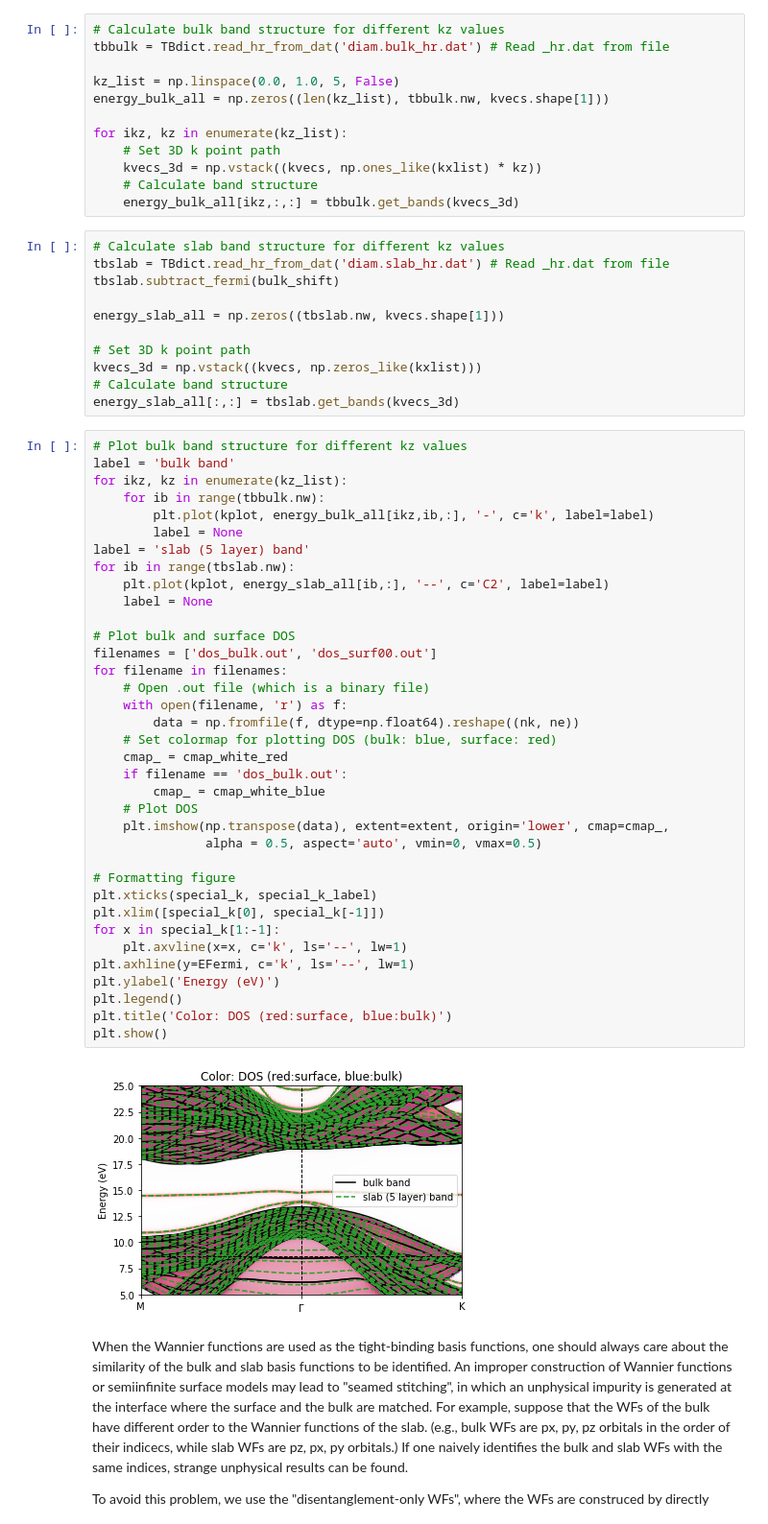
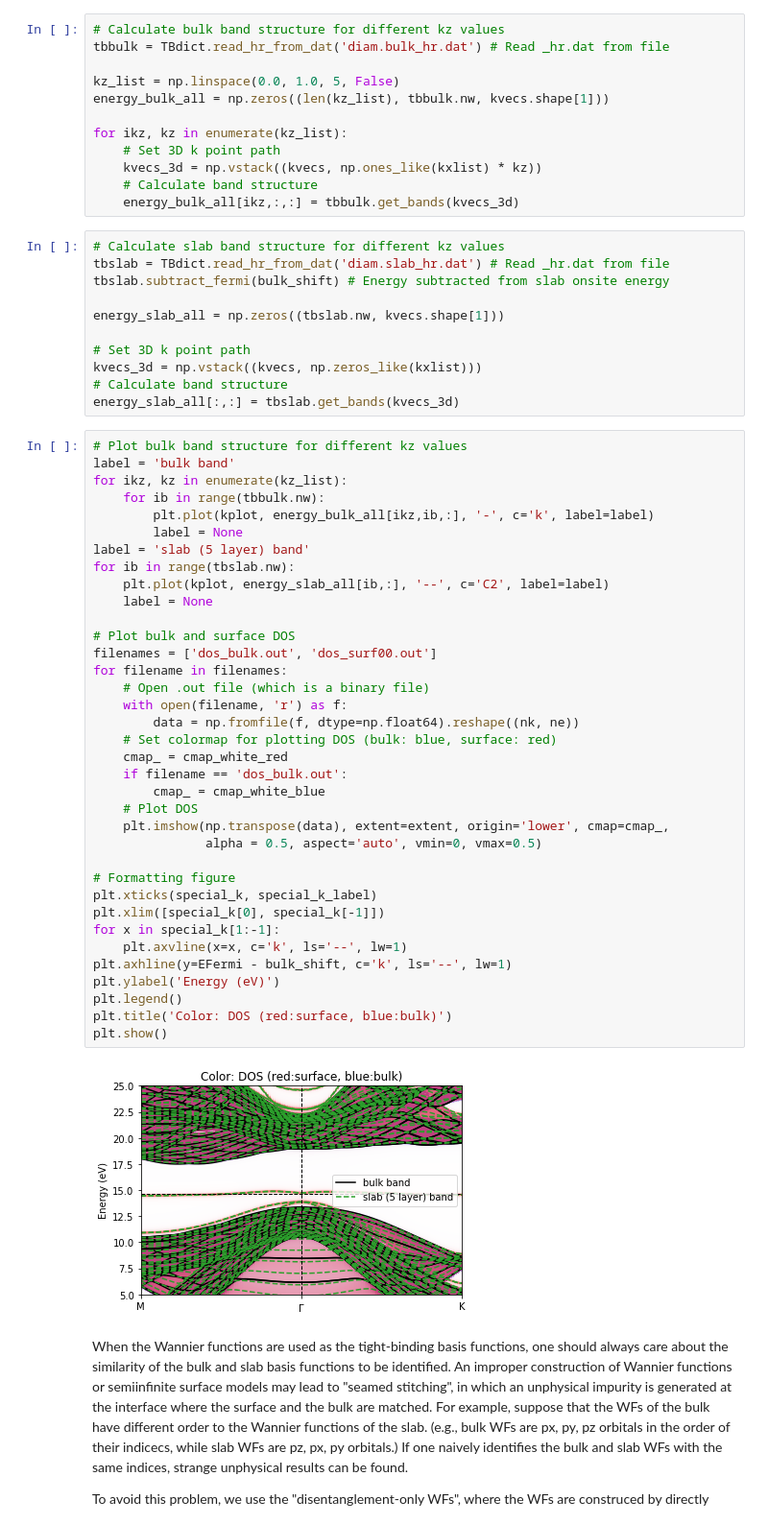
Before and after one commit to jaemolihm/semiinf, a Jupyter notebook: examples/example02/example02.ipynb, the cells around one changed output. Shown: that part at 96% size. Drawn from its saved outputs; the diff is of its cells as text.

```diff
--- a/examples/example02/example02.ipynb
+++ b/examples/example02/example02.ipynb
@@ -157,7 +168,7 @@ for ikz, kz in enumerate(kz_list):
 # %%
 # Calculate slab band structure for different kz values
 tbslab = TBdict.read_hr_from_dat('diam.slab_hr.dat') # Read _hr.dat from file
-tbslab.subtract_fermi(bulk_shift)
+tbslab.subtract_fermi(bulk_shift) # Energy subtracted from slab onsite energy
 
 energy_slab_all = np.zeros((tbslab.nw, kvecs.shape[1]))
 
@@ -174,35 +185,35 @@ for ikz, kz in enumerate(kz_list):
         label = None
 label = 'slab (5 layer) band'
 for ib in range(tbslab.nw):
     plt.plot(kplot, energy_slab_all[ib,:], '--', c='C2', label=label)
     label = None
 
 # Plot bulk and surface DOS
 filenames = ['dos_bulk.out', 'dos_surf00.out']
 for filename in filenames:
     # Open .out file (which is a binary file)
     with open(filename, 'r') as f:
         data = np.fromfile(f, dtype=np.float64).reshape((nk, ne))
     # Set colormap for plotting DOS (bulk: blue, surface: red)
     cmap_ = cmap_white_red
     if filename == 'dos_bulk.out':
         cmap_ = cmap_white_blue
     # Plot DOS
     plt.imshow(np.transpose(data), extent=extent, origin='lower', cmap=cmap_,
                alpha = 0.5, aspect='auto', vmin=0, vmax=0.5)
 
 # Formatting figure
 plt.xticks(special_k, special_k_label)
 plt.xlim([special_k[0], special_k[-1]])
 for x in special_k[1:-1]:
     plt.axvline(x=x, c='k', ls='--', lw=1)
-plt.axhline(y=EFermi, c='k', ls='--', lw=1)
+plt.axhline(y=EFermi - bulk_shift, c='k', ls='--', lw=1)
 plt.ylabel('Energy (eV)')
 plt.legend()
 plt.title('Color: DOS (red:surface, blue:bulk)')
 plt.show()
 # %% [output]
-[figure, old version]
+[figure, new version]
 # %% [markdown]
 When the Wannier functions are used as the tight-binding basis functions, one should always care about the similarity of the bulk and slab basis functions to be identified. An improper construction of Wannier functions or semiinfinite surface models may lead to "seamed stitching", in which an unphysical impurity is generated at the interface where the surface and the bulk are matched. For example, suppose that the WFs of the bulk have different order to the Wannier functions of the slab. (e.g., bulk WFs are px, py, pz orbitals in the order of their indicecs, while slab WFs are pz, px, py orbitals.) If one naively identifies the bulk and slab WFs with the same indices, strange unphysical results can be found.
 
```
Also changed, not shown: parts of 10 cells of this notebook.
